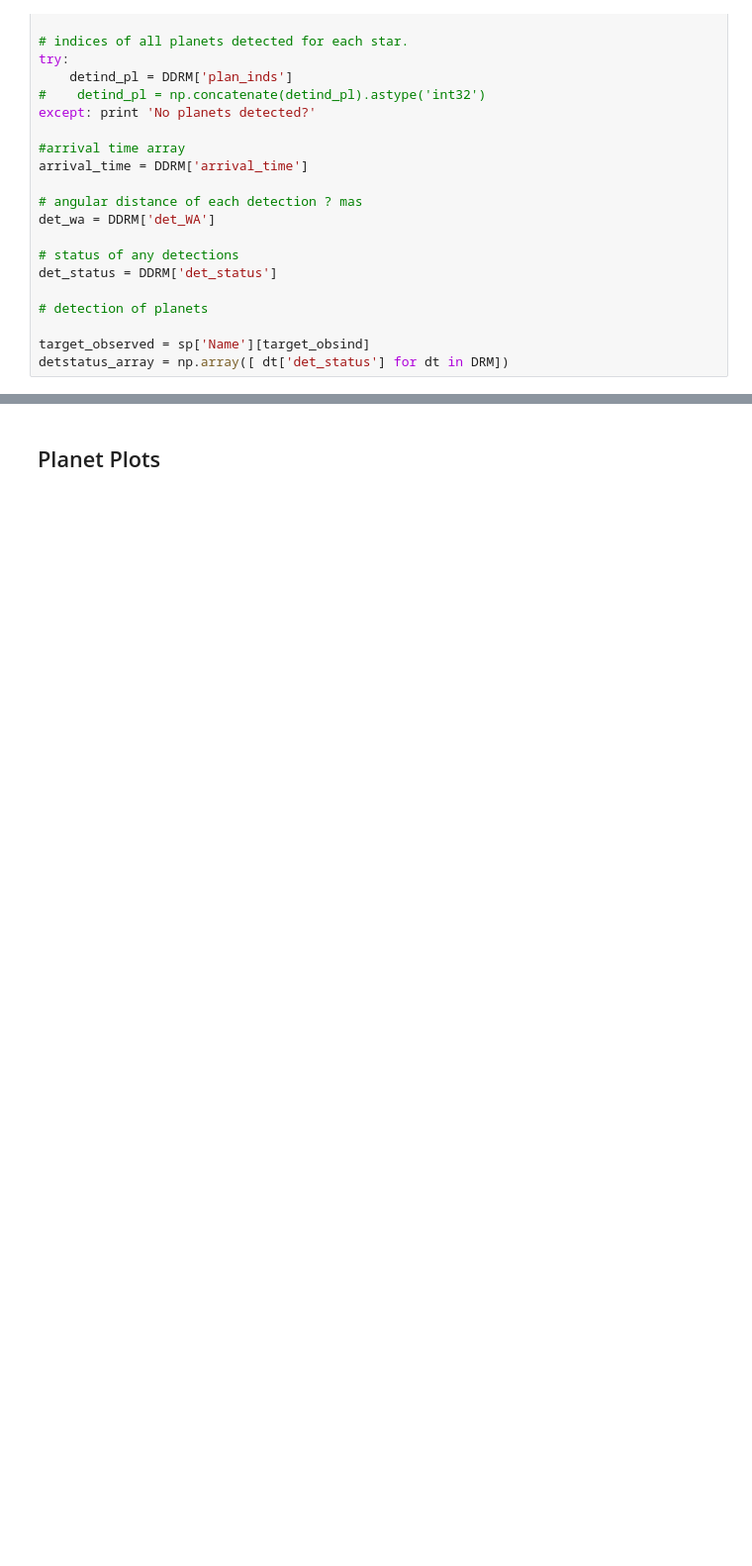
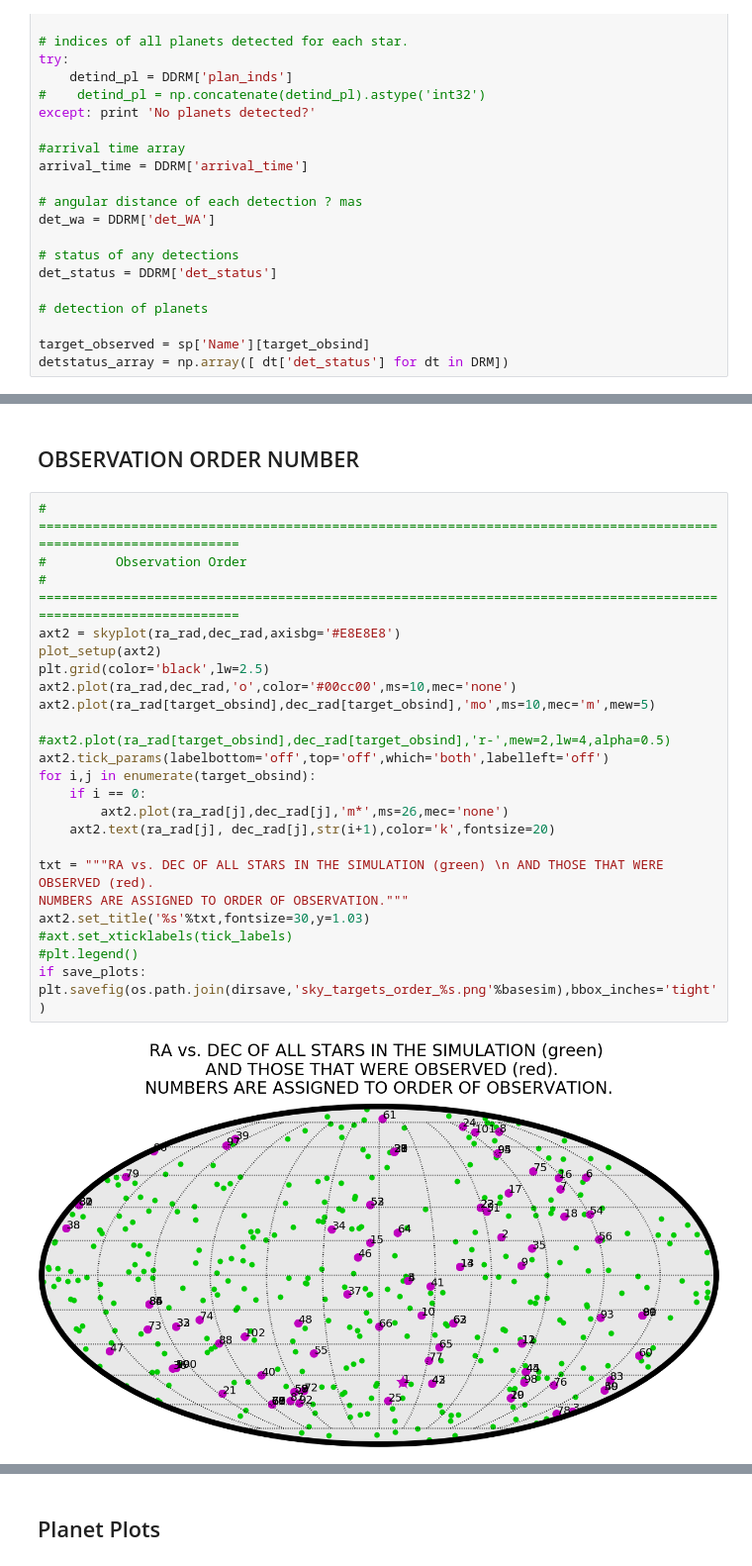
Before and after one commit to astropatel/EXOSIMS-Testing, a Jupyter notebook: EXOSIMS_outputs.ipynb, the cells around one changed output, grey strips where cells are left out. Shown at 99% size. Saved outputs shown, nothing was run; the diff lists cells and outputs as text; blank space fills up the shorter version.

```diff
--- a/EXOSIMS_outputs.ipynb
+++ b/EXOSIMS_outputs.ipynb
@@ -463,0 +600,27 @@ axbvd = scatterPlot(dist,BV,labels=('Distance (pc)','B-V'),**kw)
+# %% [markdown]
+## OBSERVATION ORDER NUMBER
+# %%
+# ==================================================================================================================
+#         Observation Order
+# ==================================================================================================================
+axt2 = skyplot(ra_rad,dec_rad,axisbg='#E8E8E8')
+plot_setup(axt2)
+plt.grid(color='black',lw=2.5)
+axt2.plot(ra_rad,dec_rad,'o',color='#00cc00',ms=10,mec='none')
+axt2.plot(ra_rad[target_obsind],dec_rad[target_obsind],'mo',ms=10,mec='m',mew=5)
+
+#axt2.plot(ra_rad[target_obsind],dec_rad[target_obsind],'r-',mew=2,lw=4,alpha=0.5)
+axt2.tick_params(labelbottom='off',top='off',which='both',labelleft='off')
+for i,j in enumerate(target_obsind):
+    if i == 0:
+        axt2.plot(ra_rad[j],dec_rad[j],'m*',ms=26,mec='none')
+    axt2.text(ra_rad[j], dec_rad[j],str(i+1),color='k',fontsize=20)
+
+txt = """RA vs. DEC OF ALL STARS IN THE SIMULATION (green) \n AND THOSE THAT WERE OBSERVED (red).
+NUMBERS ARE ASSIGNED TO ORDER OF OBSERVATION."""
+axt2.set_title('%s'%txt,fontsize=30,y=1.03)
+#axt.set_xticklabels(tick_labels)
+#plt.legend()
+if save_plots: plt.savefig(os.path.join(dirsave,'sky_targets_order_%s.png'%basesim),bbox_inches='tight')
+# %% [output]
+[figure, added]
```
Also changed, not shown: parts of 38 cells of this notebook, 22 other files.
